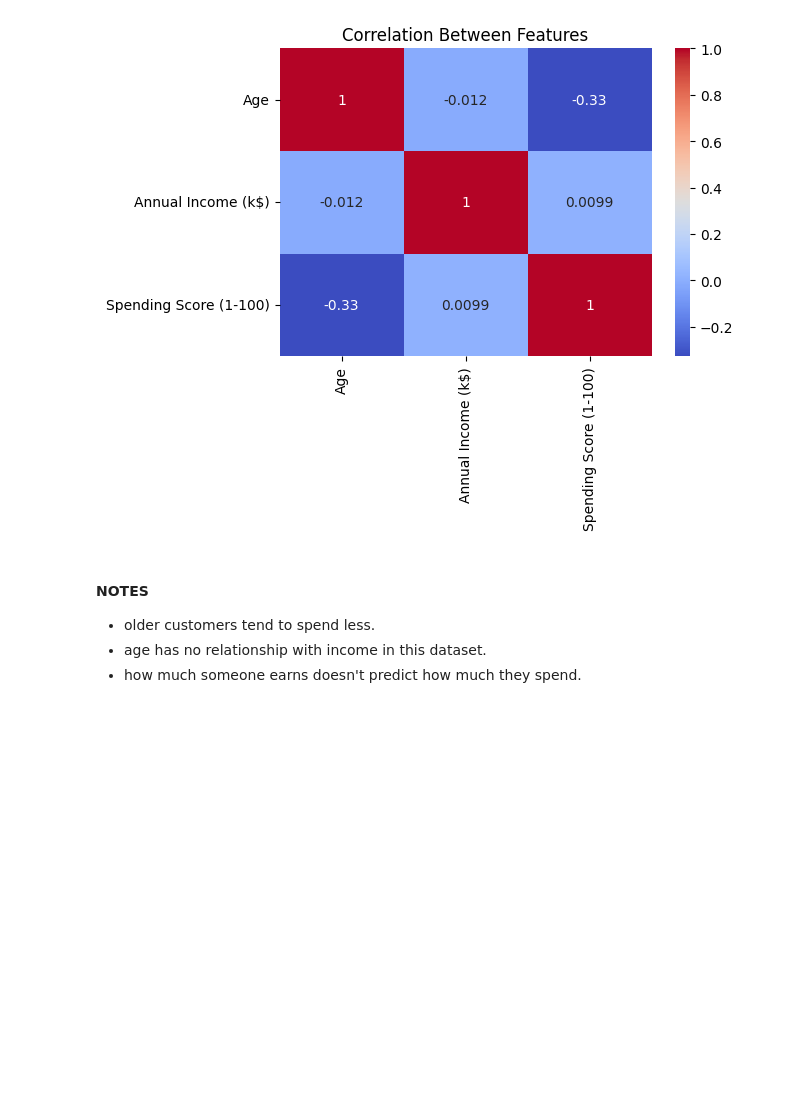
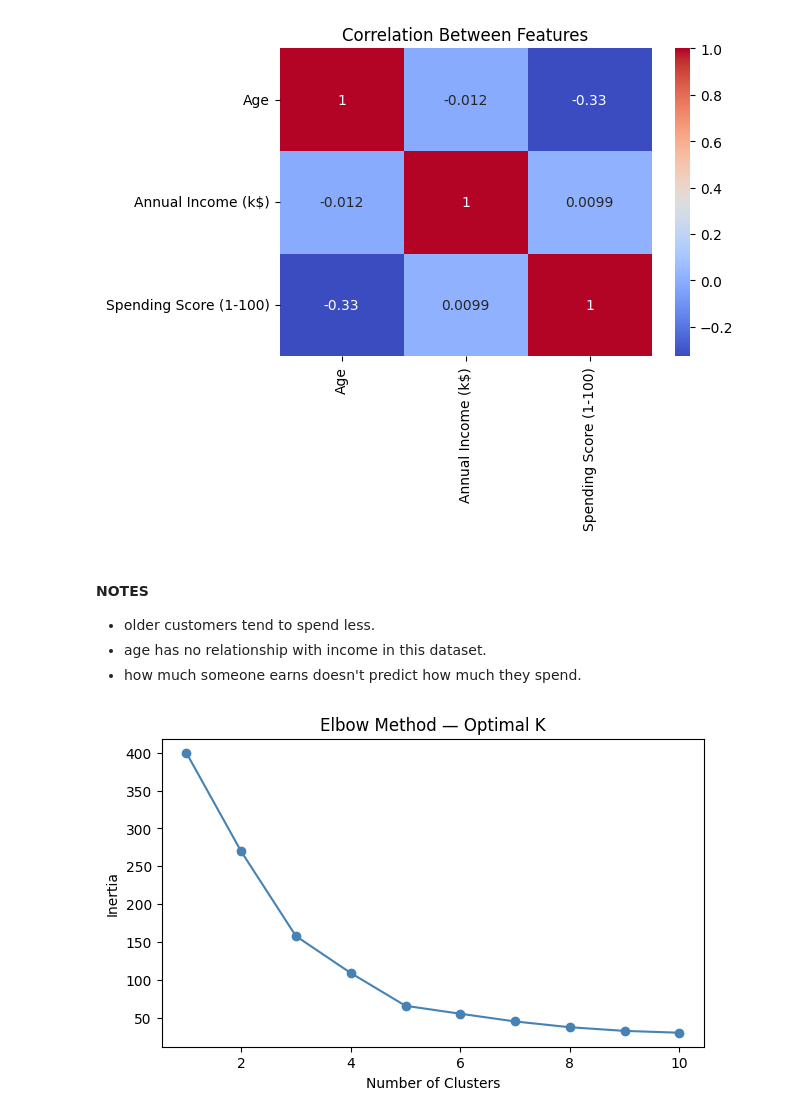
Before and after one commit to yusuf-codes10/touir-youcef-abderahim-ml-automal-homework, a Jupyter notebook: machine_learning.ipynb, the cells around one changed output. Drawn from its saved outputs; the diff is of its cells as text; code cells hidden in the pictures; blank space fills up the shorter version.

Commit message:
Clustering K Mean

```diff
--- a/machine_learning.ipynb
+++ b/machine_learning.ipynb
@@ -162,3 +162,32 @@ plt.show()
 - older customers tend to spend less.
 - age has no relationship with income in this dataset.
 - how much someone earns doesn't predict how much they spend.
+# %%
+#  CLUSTERING : K-Means
+from sklearn.cluster import KMeans
+from sklearn.preprocessing import StandardScaler
+import matplotlib.pyplot as plt
+import seaborn as sns
+
+# 1. Select features
+X = mall_df[['Annual Income (k$)', 'Spending Score (1-100)']]
+
+# 2. Scale
+scaler = StandardScaler()
+X_scaled = scaler.fit_transform(X)
+
+# 3. Elbow Method — find optimal K
+inertia = []
+for k in range(1, 11):
+    km = KMeans(n_clusters=k, random_state=42, n_init=10)
+    km.fit(X_scaled)
+    inertia.append(km.inertia_)
+
+plt.figure(figsize=(7, 4))
+plt.plot(range(1, 11), inertia, marker='o', color='steelblue')
+plt.title('Elbow Method — Optimal K')
+plt.xlabel('Number of Clusters')
+plt.ylabel('Inertia')
+plt.show()
+# %% [output]
+[figure, added]
```
